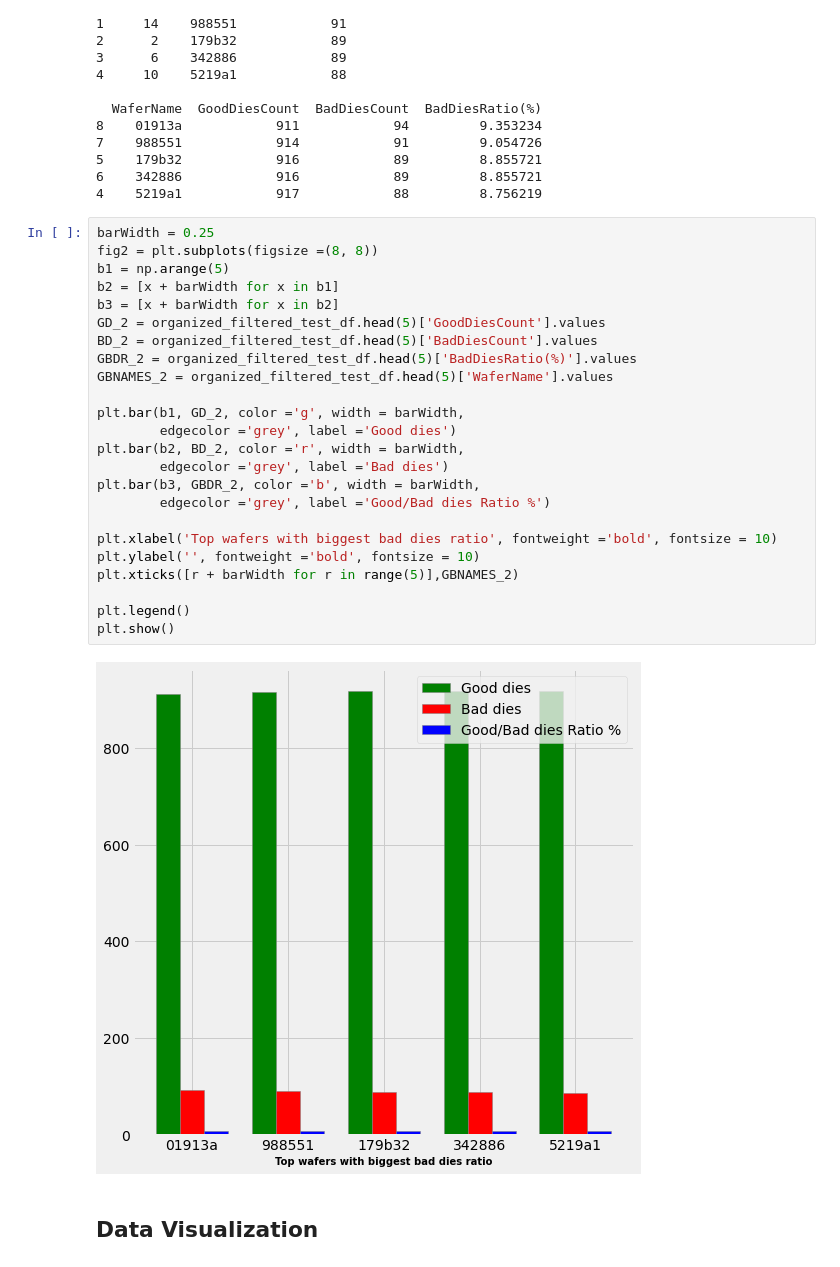
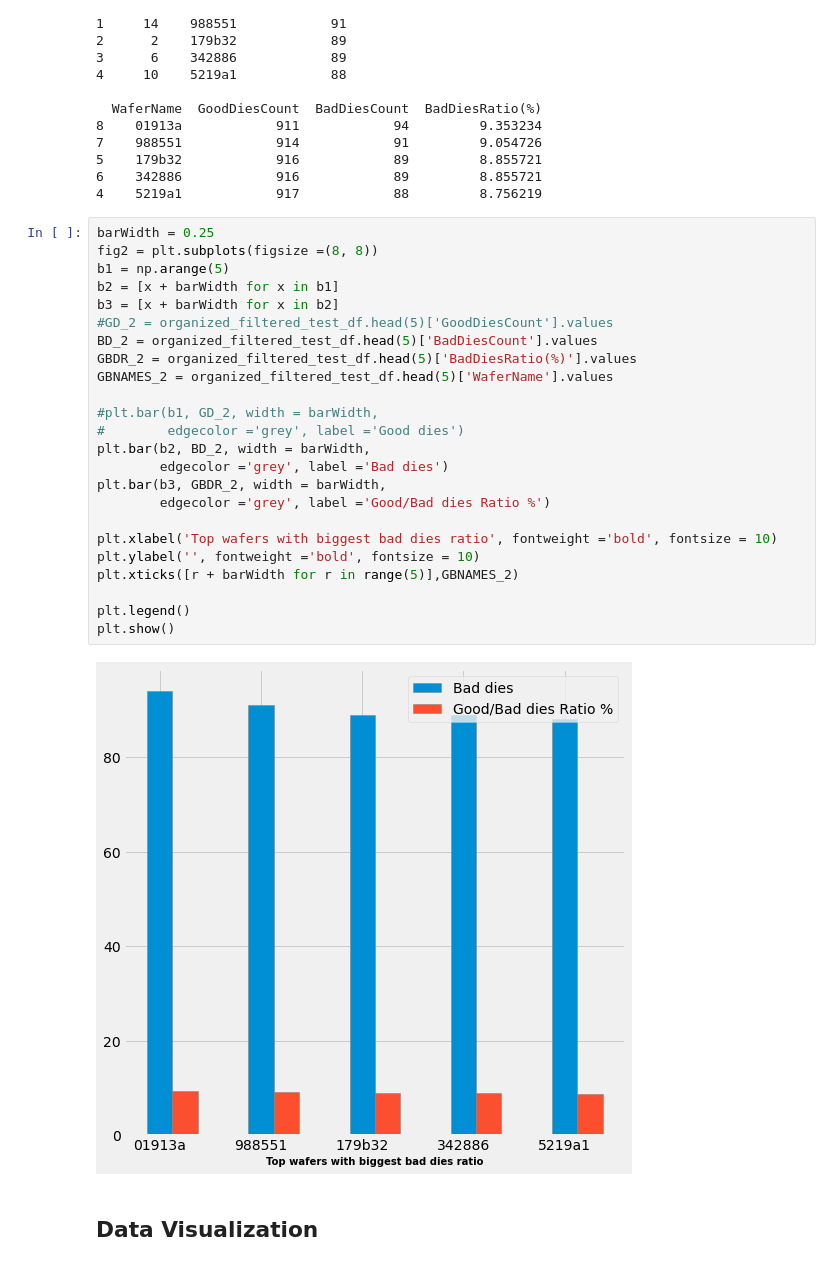
Before and after one commit to klklkl1990/Wafers-Scratch-Detection-ML, a Jupyter notebook: wafers-scratch-detection-ml-liad-solomon.ipynb, the cells around one changed output. Cells and saved outputs as stored; diff of their text form.

```diff
--- a/wafers-scratch-detection-ml-liad-solomon.ipynb
+++ b/wafers-scratch-detection-ml-liad-solomon.ipynb
@@ -330,29 +330,29 @@ print(organized_filtered_test_df.head(),'\n')
 # %%
 barWidth = 0.25
 fig2 = plt.subplots(figsize =(8, 8))
 b1 = np.arange(5)
 b2 = [x + barWidth for x in b1]
 b3 = [x + barWidth for x in b2]
-GD_2 = organized_filtered_test_df.head(5)['GoodDiesCount'].values
+#GD_2 = organized_filtered_test_df.head(5)['GoodDiesCount'].values
 BD_2 = organized_filtered_test_df.head(5)['BadDiesCount'].values
 GBDR_2 = organized_filtered_test_df.head(5)['BadDiesRatio(%)'].values
 GBNAMES_2 = organized_filtered_test_df.head(5)['WaferName'].values
 
-plt.bar(b1, GD_2, color ='g', width = barWidth,
-        edgecolor ='grey', label ='Good dies')
-plt.bar(b2, BD_2, color ='r', width = barWidth,
+#plt.bar(b1, GD_2, width = barWidth,
+#        edgecolor ='grey', label ='Good dies')
+plt.bar(b2, BD_2, width = barWidth,
         edgecolor ='grey', label ='Bad dies')
-plt.bar(b3, GBDR_2, color ='b', width = barWidth,
+plt.bar(b3, GBDR_2, width = barWidth,
         edgecolor ='grey', label ='Good/Bad dies Ratio %')
 
 plt.xlabel('Top wafers with biggest bad dies ratio', fontweight ='bold', fontsize = 10)
 plt.ylabel('', fontweight ='bold', fontsize = 10)
 plt.xticks([r + barWidth for r in range(5)],GBNAMES_2)
 
 plt.legend()
 plt.show()
 # %% [output]
-[figure, old version]
+[figure, new version]
 # %% [markdown]
 ## **Data Visualization**
 # %% [markdown]
```
Also changed, not shown: parts of 13 cells of this notebook.
